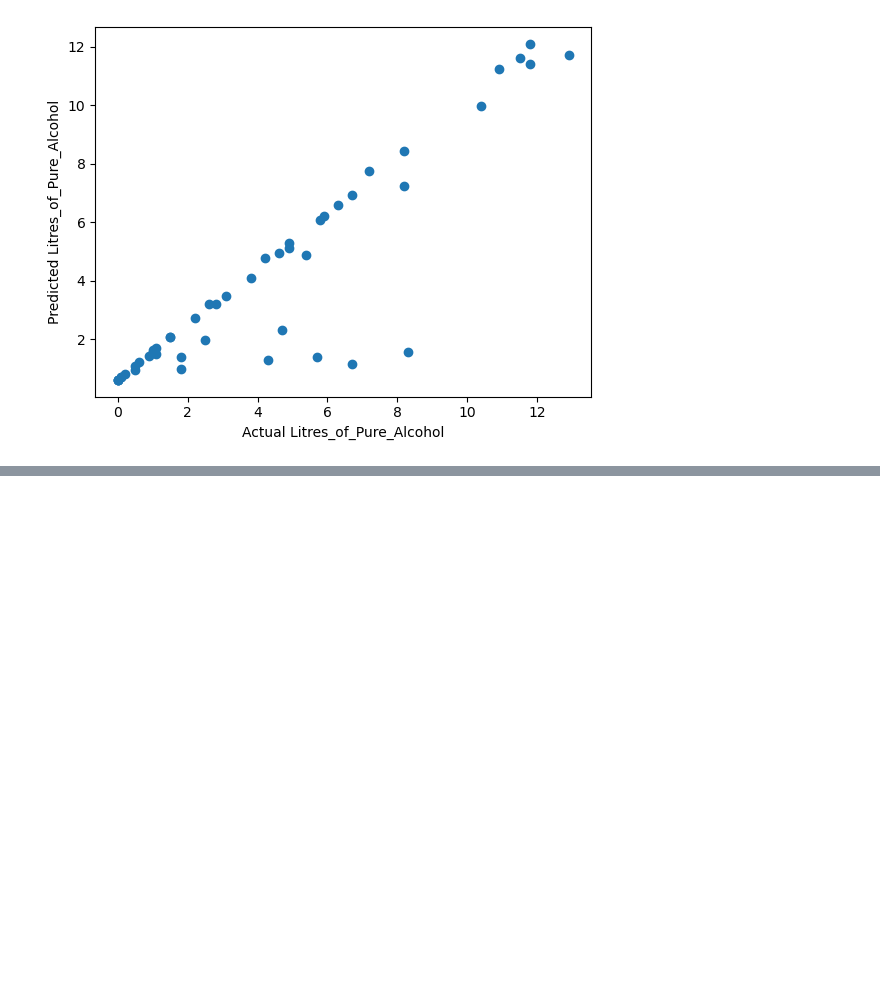
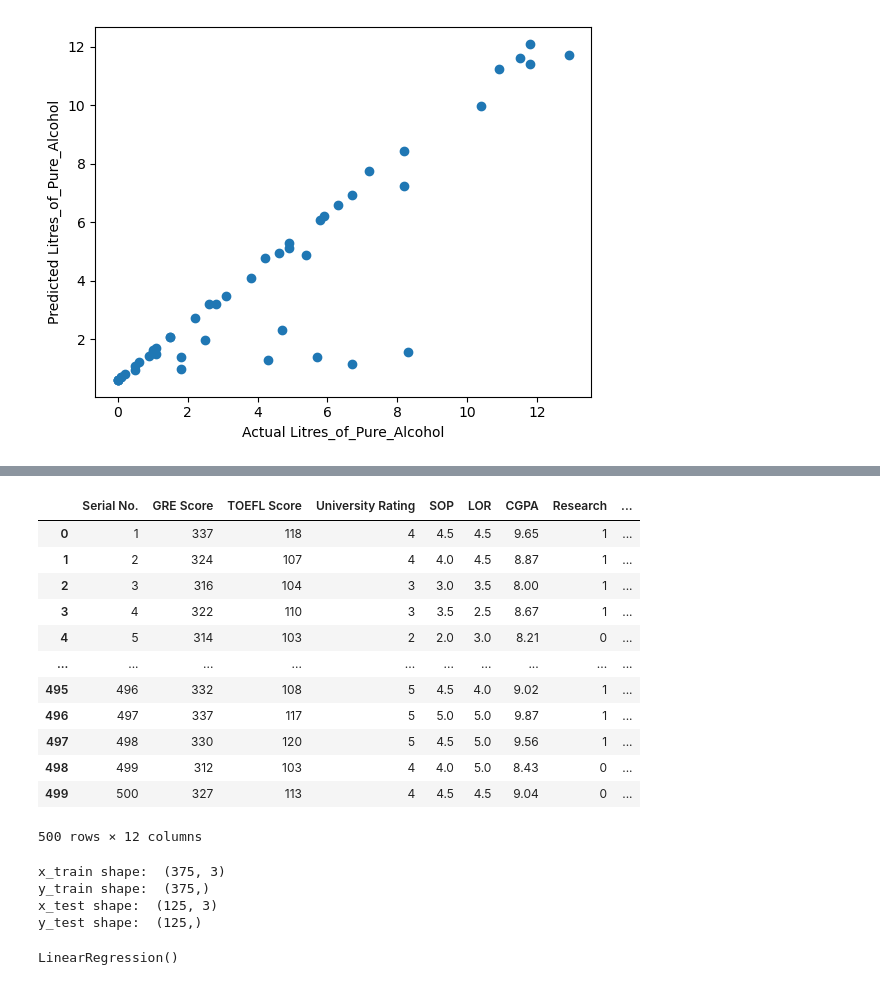
Before and after one commit to OtaSteven/CSC177_Proj, a Jupyter notebook: Linear_Regression/linear_regression.ipynb, the cells around one changed output, grey strips where cells are left out. Saved outputs shown, nothing was run; the diff lists cells and outputs as text; code cells hidden in the pictures; blank space fills up the shorter version.

```diff
--- a/Linear_Regression/linear_regression.ipynb
+++ b/Linear_Regression/linear_regression.ipynb
@@ -321,0 +385,53 @@ Text(0, 0.5, 'Predicted Litres_of_Pure_Alcohol')
+# %%
+oldRange = (admission_Data['GRE Score'].max() - admission_Data['GRE Score'].min())
+newRange = (5-1)
+admission_Data['New_GRE'] = round(((((admission_Data['GRE Score'] - admission_Data['GRE Score'].min()) * newRange) / oldRange) + 1), 2)
+
+oldRange = (admission_Data['TOEFL Score'].max() - admission_Data['TOEFL Score'].min())
+newRange = (5-1)
+admission_Data['New_TOEFL'] = round(((((admission_Data['TOEFL Score'] - admission_Data['TOEFL Score'].min()) * newRange) / oldRange) + 1), 2)
+
+admission_Data
+# %% [output]
+|  | Serial No. | GRE Score | TOEFL Score | University Rating | SOP | LOR | CGPA | Research | ... |
+| 0 | 1 | 337 | 118 | 4 | 4.5 | 4.5 | 9.65 | 1 | ... |
+| 1 | 2 | 324 | 107 | 4 | 4.0 | 4.5 | 8.87 | 1 | ... |
+| 2 | 3 | 316 | 104 | 3 | 3.0 | 3.5 | 8.00 | 1 | ... |
+| 3 | 4 | 322 | 110 | 3 | 3.5 | 2.5 | 8.67 | 1 | ... |
+| 4 | 5 | 314 | 103 | 2 | 2.0 | 3.0 | 8.21 | 0 | ... |
+| ... | ... | ... | ... | ... | ... | ... | ... | ... | ... |
+| 495 | 496 | 332 | 108 | 5 | 4.5 | 4.0 | 9.02 | 1 | ... |
+| 496 | 497 | 337 | 117 | 5 | 5.0 | 5.0 | 9.87 | 1 | ... |
+| 497 | 498 | 330 | 120 | 5 | 4.5 | 5.0 | 9.56 | 1 | ... |
+| 498 | 499 | 312 | 103 | 4 | 4.0 | 5.0 | 8.43 | 0 | ... |
+| 499 | 500 | 327 | 113 | 4 | 4.5 | 4.5 | 9.04 | 0 | ... |
+500 rows × 12 columns
+# %%
+from sklearn.model_selection import train_test_split
+from sklearn import preprocessing
+
+x_train, x_test, y_train, y_test = train_test_split(
+    admission_Data[['New_GPA', 'New_GRE', 'New_TOEFL']],
+    admission_Data['Chance of Admit'],
+    test_size=0.25,
+    random_state=3
+)
+
+print("x_train shape: ", x_train.shape)
+print("y_train shape: ", y_train.shape)
+
+print("x_test shape: ", x_test.shape)
+print("y_test shape: ", y_test.shape)
+# %% [output]
+x_train shape:  (375, 3)
+y_train shape:  (375,)
+x_test shape:  (125, 3)
+y_test shape:  (125,)
+# %%
+# Create linear regression object
+regr = linear_model.LinearRegression()
+
+# Fit regression model to the training set
+regr.fit(x_train, y_train)
+# %% [output]
+LinearRegression()
```
Also changed, not shown: parts of 6 cells of this notebook, 1 other file.
